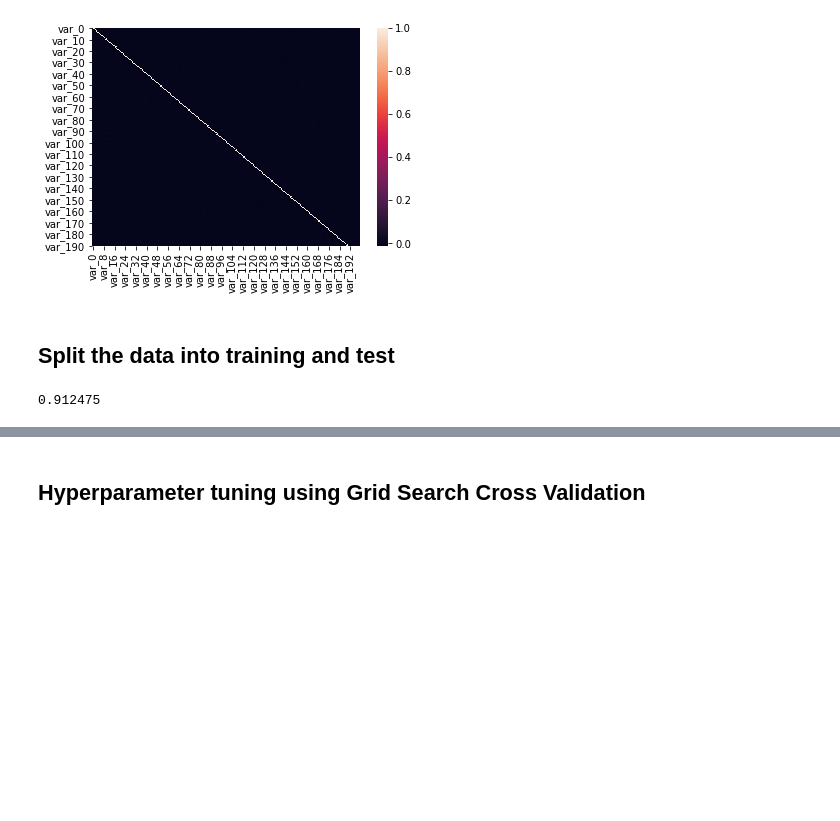
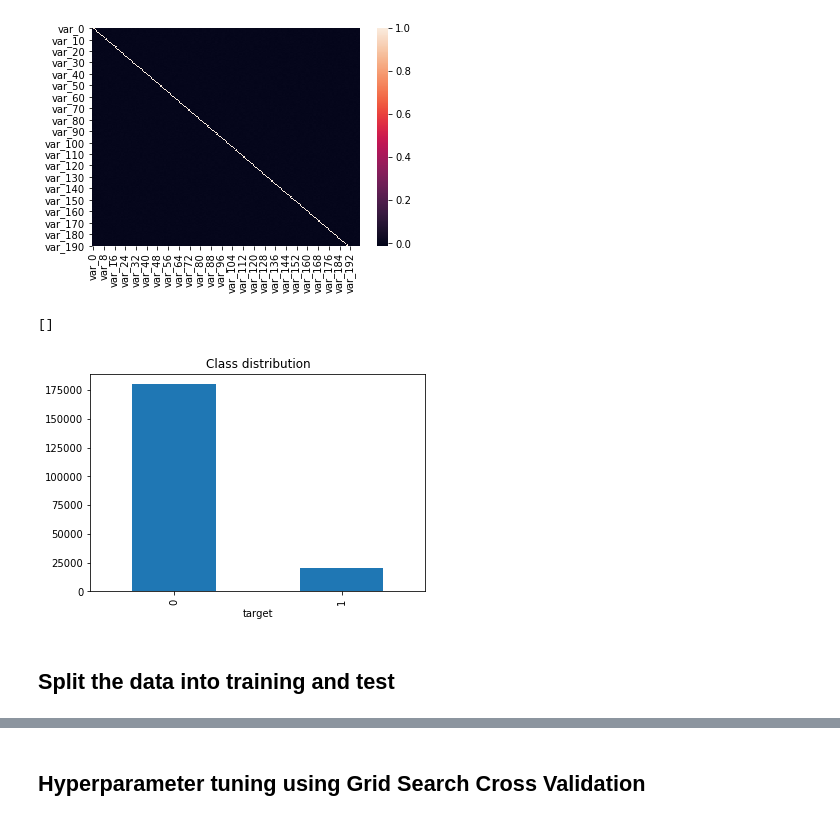
Before and after one commit to matety/ucsd-mle-bootcamp-capstone, a Jupyter notebook: Logistic_Regression_Model.ipynb, the cells around one changed output, grey strips where cells are left out. Saved outputs shown, nothing was run; the diff lists cells and outputs as text; code cells hidden in the pictures; blank space fills up the shorter version.

```diff
--- a/Logistic_Regression_Model.ipynb
+++ b/Logistic_Regression_Model.ipynb
@@ -9,7 +9,7 @@ import seaborn as sns
 # %% [markdown]
 ## Load the training data
 # %%
-txns = pd.read_csv('../data/train.csv')
+txns = pd.read_csv('./train.csv')
 txns.head(5)
 # %% [output]
 |  | ID_code | target | var_0 | var_1 | var_2 | var_3 | var_4 | var_5 | var_6 | var_7 | ... | ... |
@@ -74,6 +74,12 @@ sns.heatmap(txns_features.corr())
 # %% [output]
 <matplotlib.axes._subplots.AxesSubplot at 0x...>
 [figure]
+# %%
+# Table below shows that we have a high class imbalance between the binary classification
+txns.pivot_table(index='target', aggfunc='size').plot(kind='bar', title = 'Class distribution').plot()
+# %% [output]
+[]
+[figure, added]
 # %% [markdown]
 ## Split the data into training and test
 # %%
@@ -94,9 +93,0 @@ X_test_scaled = scaler_test.transform(X_test)
-# %%
-# LogisticRegression
-lr = LogisticRegression()
-# Fit the model
-lr.fit(X_train_scaled, y_train)
-# Check the accuracy of the model
-accuracy_score(lr.predict(X_test_scaled), y_test)
-# %% [output]
-0.912475
```
Also changed, not shown: parts of 21 cells of this notebook.
